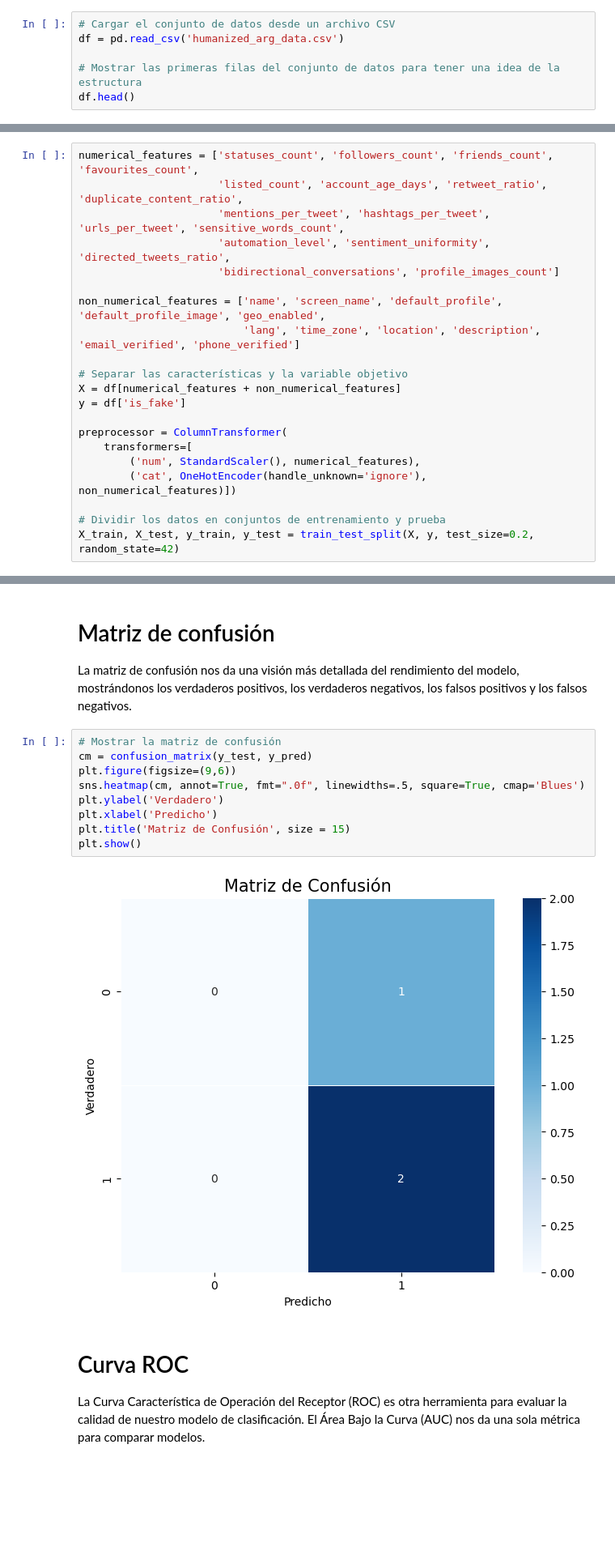
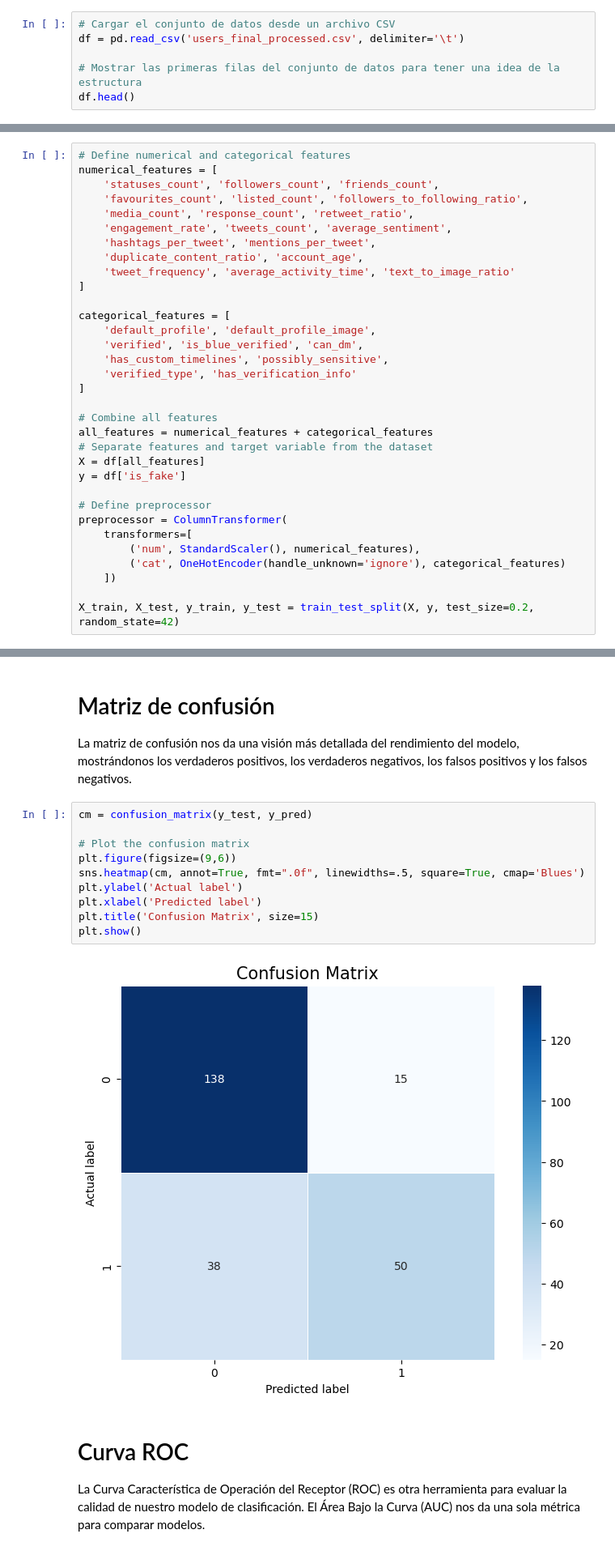
Before and after one commit to phishbusters/phisbuster-ml-model, a Jupyter notebook: profile-detection-model.ipynb, the cells around one changed output, grey strips where cells are left out. Shown: that part at 81% size. Drawn from its saved outputs; the diff is of its cells as text; blank space fills up the shorter version.

````diff
--- a/profile-detection-model.ipynb
+++ b/profile-detection-model.ipynb
@@ -19,7 +19,7 @@ import seaborn as sns
 Generamos un conjunto de datos de ejemplo para simular un escenario real. Este conjunto de datos incluye varias características que son comunes en los perfiles de Twitter, como el número de seguidores, el número de estados y si la cuenta está verificada o no.
 # %%
 # Cargar el conjunto de datos desde un archivo CSV
-df = pd.read_csv('humanized_arg_data.csv')
+df = pd.read_csv('users_final_processed.csv', delimiter='\t')
 
 # Mostrar las primeras filas del conjunto de datos para tener una idea de la estructura
 df.head()
@@ -41,25 +41,37 @@ Columnas:
 id,name,screen_name,statuses_count,followers_count,friends_count,favourites_count,listed_count,default_profile,default_profile_image,geo_enabled,lang,time_zone,location,description,account_age_days,retweet_ratio,duplicate_content_ratio,mentions_per_tweet,hashtags_per_tweet,urls_per_tweet,sensitive_words_count,automation_level,sentiment_uniformity,directed_tweets_ratio,bidirectional_conversations,profile_images_count,email_verified,phone_verified,is_fake
 ```
 # %%
-numerical_features = ['statuses_count', 'followers_count', 'friends_count', 'favourites_count',
-                      'listed_count', 'account_age_days', 'retweet_ratio', 'duplicate_content_ratio',
-                      'mentions_per_tweet', 'hashtags_per_tweet', 'urls_per_tweet', 'sensitive_words_count',
-                      'automation_level', 'sentiment_uniformity', 'directed_tweets_ratio',
-                      'bidirectional_conversations', 'profile_images_count']
+# Define numerical and categorical features
+numerical_features = [
+    'statuses_count', 'followers_count', 'friends_count',
+    'favourites_count', 'listed_count', 'followers_to_following_ratio',
+    'media_count', 'response_count', 'retweet_ratio',
+    'engagement_rate', 'tweets_count', 'average_sentiment',
+    'hashtags_per_tweet', 'mentions_per_tweet',
+    'duplicate_content_ratio', 'account_age',
+    'tweet_frequency', 'average_activity_time', 'text_to_image_ratio'
+]
 
-non_numerical_features = ['name', 'screen_name', 'default_profile', 'default_profile_image', 'geo_enabled',
-                          'lang', 'time_zone', 'location', 'description', 'email_verified', 'phone_verified']
+categorical_features = [
+    'default_profile', 'default_profile_image',
+    'verified', 'is_blue_verified', 'can_dm',
+    'has_custom_timelines', 'possibly_sensitive',
+    'verified_type', 'has_verification_info'
+]
 
-# Separar las características y la variable objetivo
-X = df[numerical_features + non_numerical_features]
+# Combine all features
+all_features = numerical_features + categorical_features
+# Separate features and target variable from the dataset
+X = df[all_features]
 y = df['is_fake']
 
+# Define preprocessor
 preprocessor = ColumnTransformer(
     transformers=[
         ('num', StandardScaler(), numerical_features),
-        ('cat', OneHotEncoder(handle_unknown='ignore'), non_numerical_features)])
+        ('cat', OneHotEncoder(handle_unknown='ignore'), categorical_features)
+    ])
 
-# Dividir los datos en conjuntos de entrenamiento y prueba
 X_train, X_test, y_train, y_test = train_test_split(X, y, test_size=0.2, random_state=42)
 # %% [markdown]
 # Entrenamiento del modelo de Random Forest
@@ -107,16 +123,17 @@ F1 Score:  0.8
 
 La matriz de confusión nos da una visión más detallada del rendimiento del modelo, mostrándonos los verdaderos positivos, los verdaderos negativos, los falsos positivos y los falsos negativos.
 # %%
-# Mostrar la matriz de confusión
 cm = confusion_matrix(y_test, y_pred)
+
+# Plot the confusion matrix
 plt.figure(figsize=(9,6))
 sns.heatmap(cm, annot=True, fmt=".0f", linewidths=.5, square=True, cmap='Blues')
-plt.ylabel('Verdadero')
-plt.xlabel('Predicho')
-plt.title('Matriz de Confusión', size = 15)
+plt.ylabel('Actual label')
+plt.xlabel('Predicted label')
+plt.title('Confusion Matrix', size=15)
 plt.show()
 # %% [output]
-[figure, old version]
+[figure, new version]
 # %% [markdown]
 # Curva ROC
 
````
Also changed, not shown: parts of 13 cells of this notebook, 10 other files.
